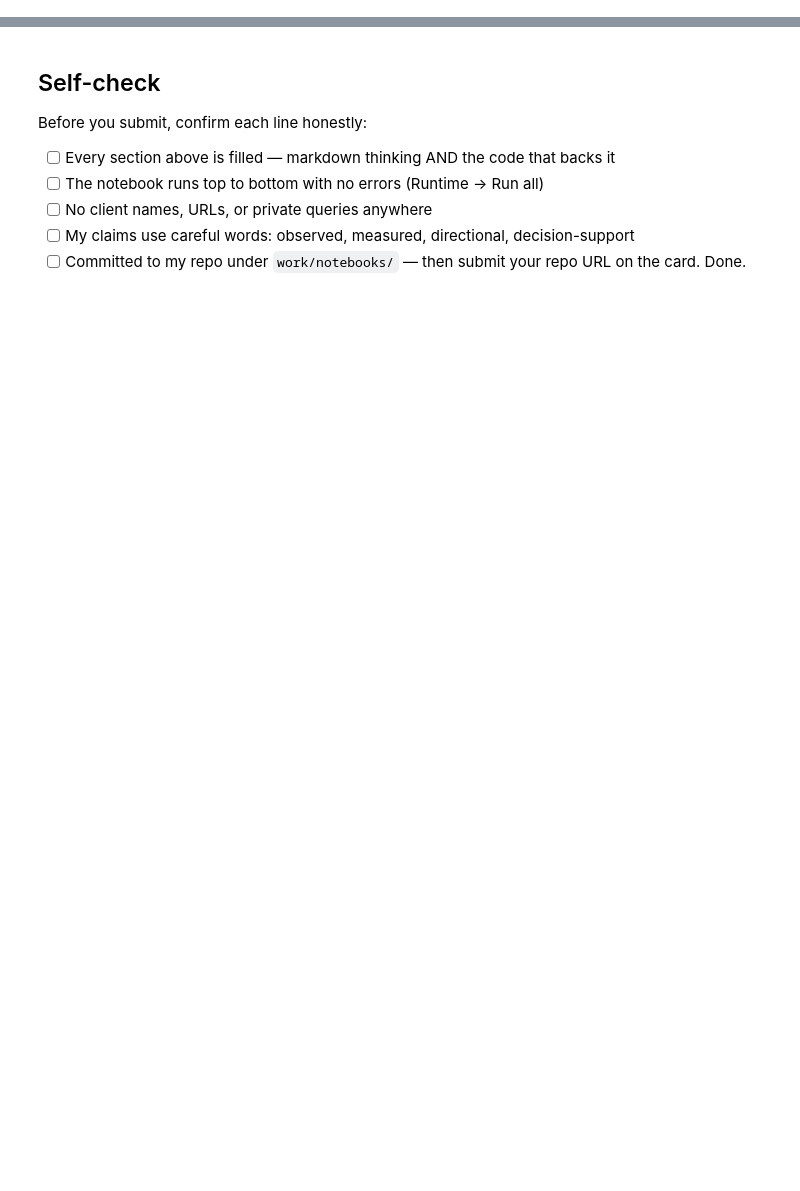
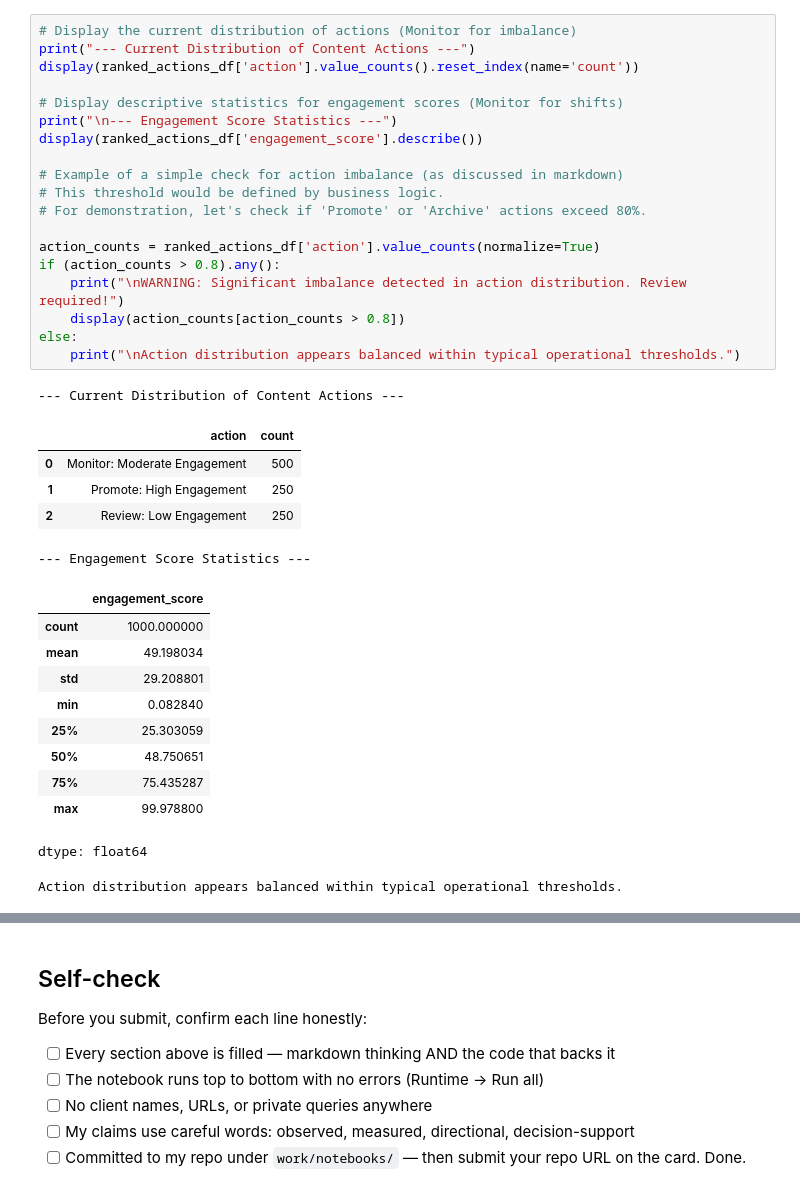
Before and after one commit to DaiyanNDahy/FlyRankInternML, a Jupyter notebook: work/notebooks/w07_action_playbook.ipynb, the cells around one changed output, grey strips where cells are left out. Cells and saved outputs as stored; diff of their text form; blank space fills up the shorter version.

```diff
--- a/work/notebooks/w07_action_playbook.ipynb
+++ b/work/notebooks/w07_action_playbook.ipynb
@@ -43,0 +277,37 @@ This skeleton is yours to fill. Work the sections **in order** — each one has
+# %%
+# Display the current distribution of actions (Monitor for imbalance)
+print("--- Current Distribution of Content Actions ---")
+display(ranked_actions_df['action'].value_counts().reset_index(name='count'))
+
+# Display descriptive statistics for engagement scores (Monitor for shifts)
+print("\n--- Engagement Score Statistics ---")
+display(ranked_actions_df['engagement_score'].describe())
+
+# Example of a simple check for action imbalance (as discussed in markdown)
+# This threshold would be defined by business logic.
+# For demonstration, let's check if 'Promote' or 'Archive' actions exceed 80%.
+
+action_counts = ranked_actions_df['action'].value_counts(normalize=True)
+if (action_counts > 0.8).any():
+    print("\nWARNING: Significant imbalance detected in action distribution. Review required!")
+    display(action_counts[action_counts > 0.8])
+else:
+    print("\nAction distribution appears balanced within typical operational thresholds.")
+# %% [output]
+--- Current Distribution of Content Actions ---
+|  | action | count |
+| 0 | Monitor: Moderate Engagement | 500 |
+| 1 | Promote: High Engagement | 250 |
+| 2 | Review: Low Engagement | 250 |
+--- Engagement Score Statistics ---
+|  | engagement_score |
+| count | 1000.000000 |
+| mean | 49.198034 |
+| std | 29.208801 |
+| min | 0.082840 |
+| 25% | 25.303059 |
+| 50% | 48.750651 |
+| 75% | 75.435287 |
+| max | 99.978800 |
+dtype: float64
+Action distribution appears balanced within typical operational thresholds.
```
Also changed, not shown: parts of 19 cells of this notebook.
